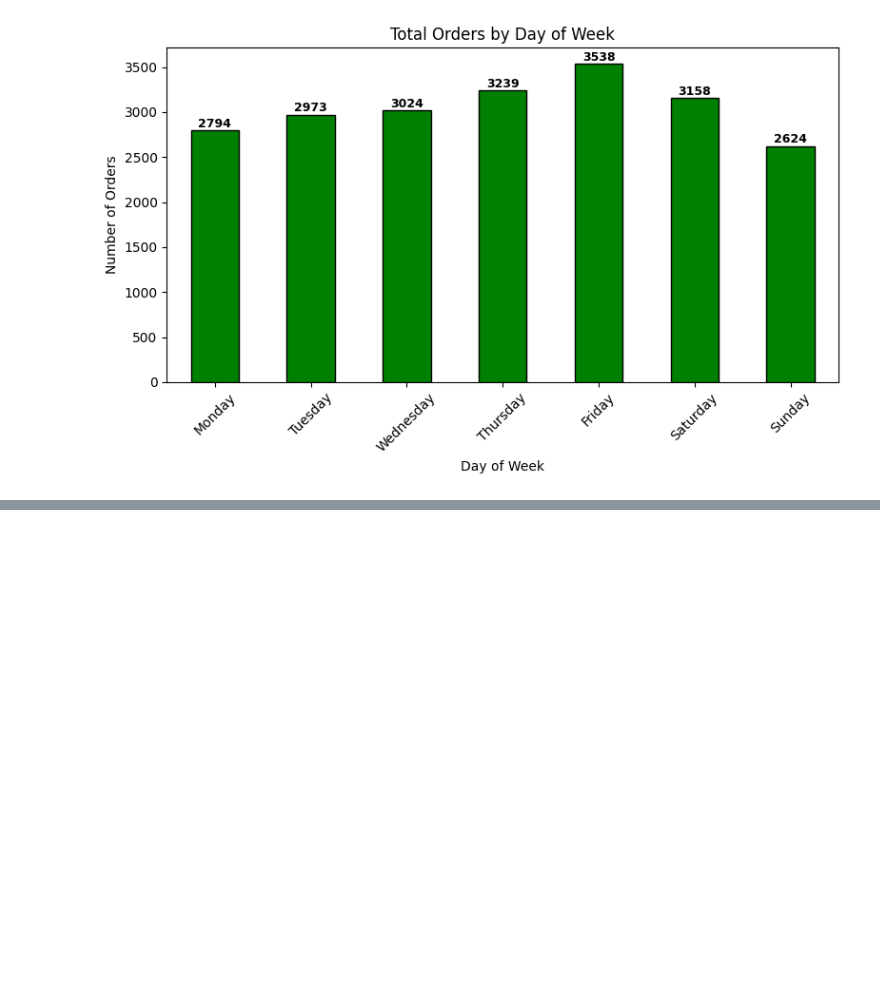
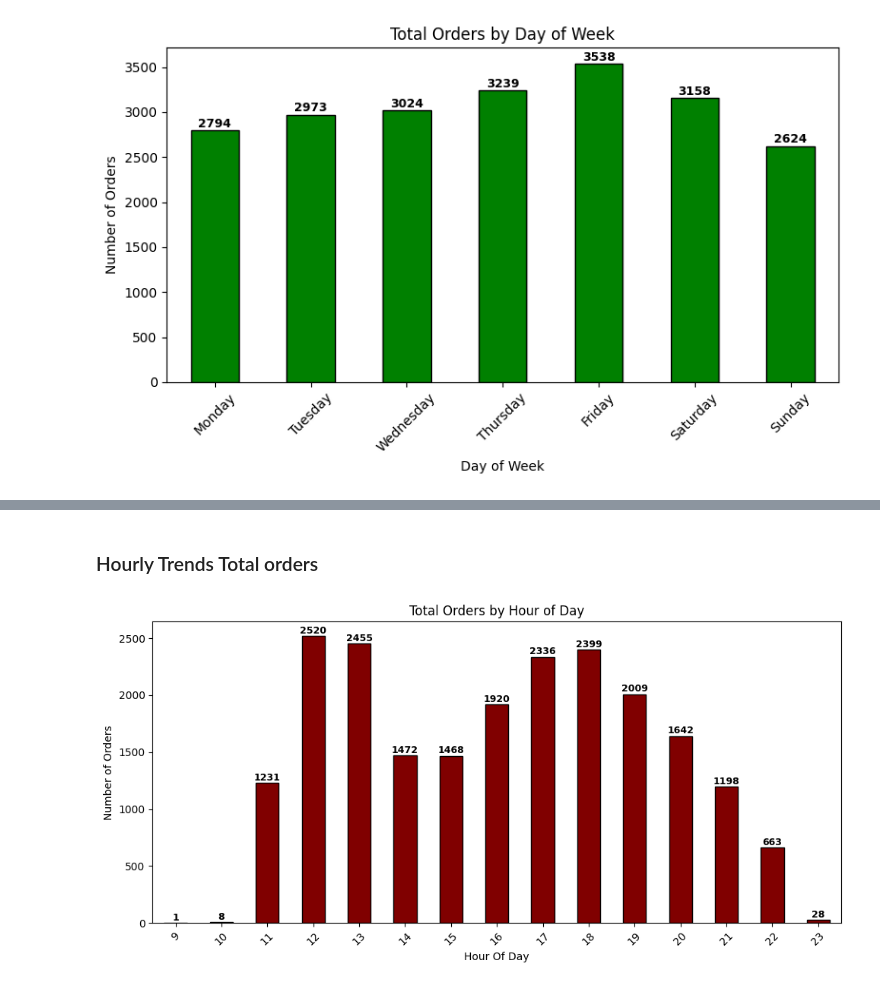
Before and after one commit to Sulakshi2002/Pizza-sales-analysis, a Jupyter notebook: Pizza sales analysis.ipynb, the cells around one changed output, grey strips where cells are left out. Saved outputs shown, nothing was run; the diff lists cells and outputs as text; code cells hidden in the pictures; blank space fills up the shorter version.

```diff
--- a/Pizza sales analysis.ipynb
+++ b/Pizza sales analysis.ipynb
@@ -206,0 +244,23 @@ plt.show()
+# %% [markdown]
+### Hourly Trends Total orders
+# %%
+df['order_time'] = pd.to_datetime(df['order_time'], format='%H:%M:%S')
+
+df['order_hour'] = df['order_time'].dt.hour
+
+orders_by_hour = df.groupby('order_hour', observed=False)['order_id'].nunique()
+
+ax = orders_by_hour.plot(kind='bar', figsize=(10, 5), color='maroon', edgecolor='black')
+
+plt.title("Total Orders by Hour of Day")
+plt.xlabel("Hour Of Day")
+plt.ylabel("Number of Orders")
+plt.xticks(rotation=45)
+
+for i, val in enumerate(orders_by_hour):
+    plt.text(i, val + 2, str(val), ha='center', va='bottom', fontsize=9, fontweight='bold')
+
+plt.tight_layout()
+plt.show()
+# %% [output]
+[figure, added]
```
Also changed, not shown: parts of 11 cells of this notebook.
